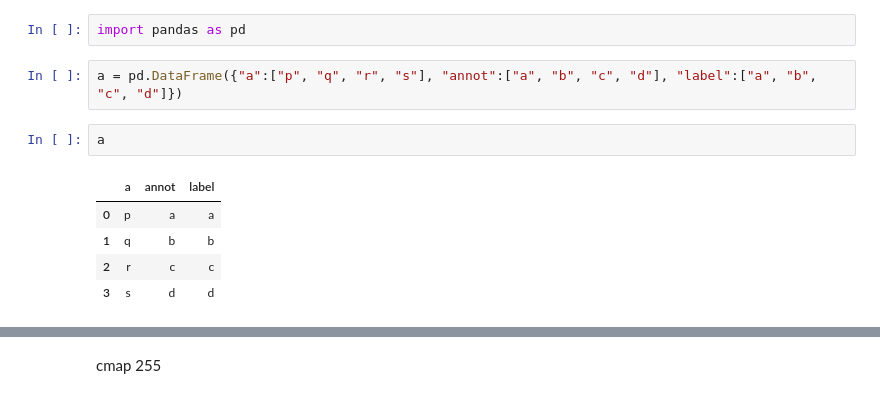
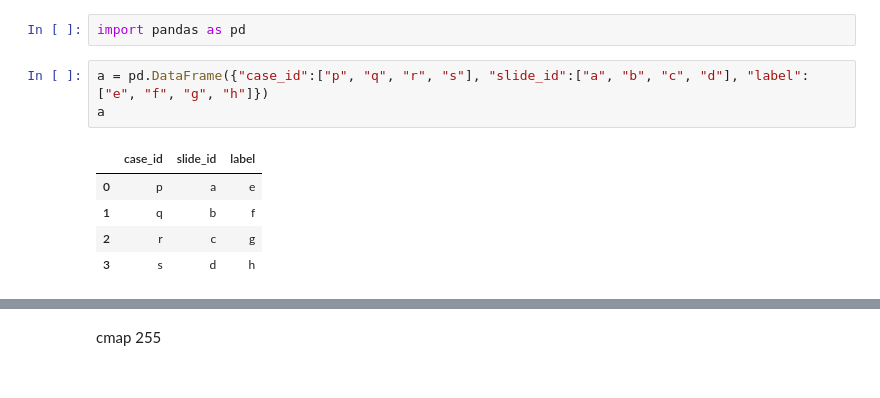
Before and after one commit to AshrithSagar/CLAM-Fungal, a Jupyter notebook: test_1.ipynb, the cells around one changed output, grey strips where cells are left out. Saved outputs shown, nothing was run; the diff lists cells and outputs as text.

```diff
--- a/test_1.ipynb
+++ b/test_1.ipynb
@@ -198,13 +198,12 @@ slide_data mask
 # %%
 import pandas as pd
 # %%
-a = pd.DataFrame({"a":["p", "q", "r", "s"], "annot":["a", "b", "c", "d"], "label":["a", "b", "c", "d"]})
+a = pd.DataFrame({"case_id":["p", "q", "r", "s"], "slide_id":["a", "b", "c", "d"], "label":["e", "f", "g", "h"]})
+a
+# %% [output]
+|  | case_id | slide_id | label |
+| 0 | p | a | e |
+| 1 | q | b | f |
+| 2 | r | c | g |
+| 3 | s | d | h |
-# %%
-a
-# %% [output]
-|  | a | annot | label |
-| 0 | p | a | a |
-| 1 | q | b | b |
-| 2 | r | c | c |
-| 3 | s | d | d |
 # %%
```
Also changed, not shown: parts of 13 cells of this notebook, 1 other file.
